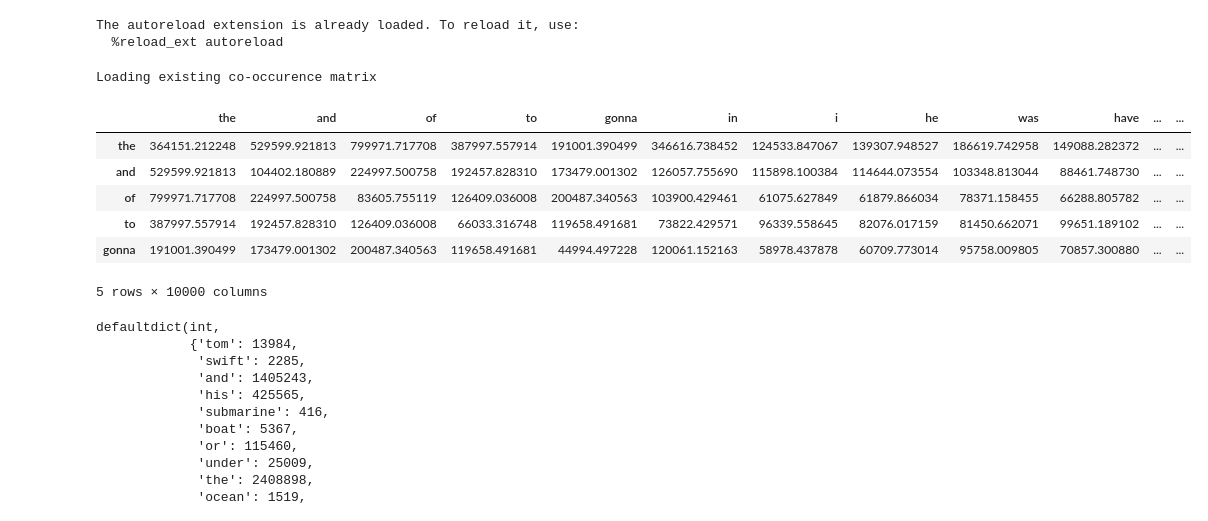
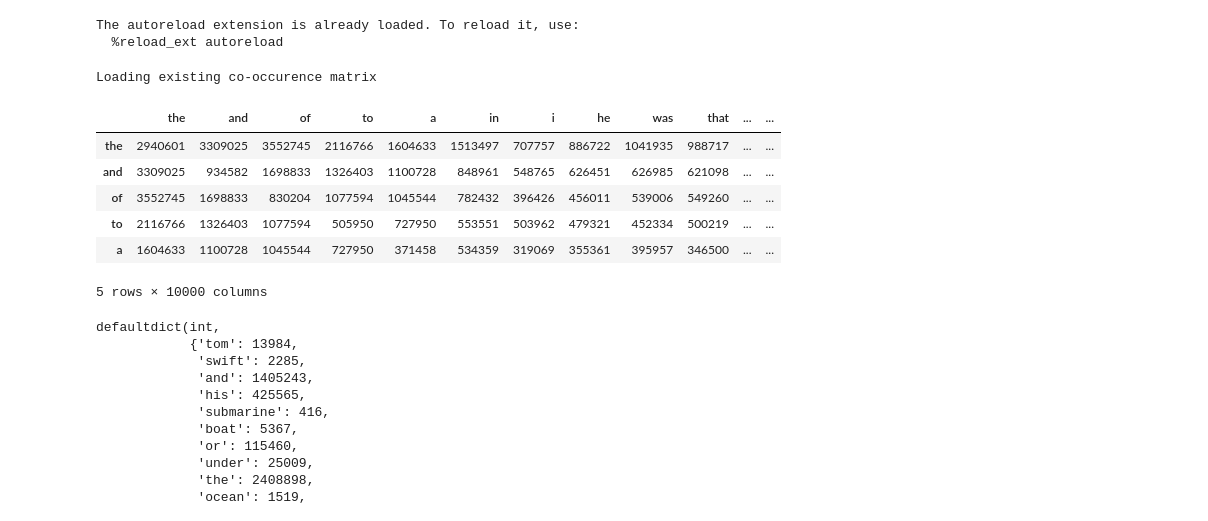
Before and after one commit to tyler-romero/sentence-completion, a Jupyter notebook: code/MSR_ppmi_model.ipynb, the cells around one changed output. Drawn from its saved outputs; the diff is of its cells as text; code cells hidden in the pictures.

```diff
--- a/code/MSR_ppmi_model.ipynb
+++ b/code/MSR_ppmi_model.ipynb
@@ -20,17 +20,17 @@ The autoreload extension is already loaded. To reload it, use:
 msr = data_loading.MSR()
 dev = msr.dev()
 # %%
-gutenberg = msr.train_word_word_cooccurence(window=20, vocab_size=10000, decay=True, load=True)
-# gutenberg = msr.train_word_context_cooccurence(vocab_size=10000, load=True)
+# gutenberg = msr.train_word_word_cooccurence(window=20, vocab_size=10000, decay=True, load=True)
+gutenberg = msr.train_word_context_cooccurence(vocab_size=10000, load=True)
 gutenberg.head()
 # %% [output]
 Loading existing co-occurence matrix
-|  | the | and | of | to | gonna | in | i | he | was | have | ... | ... |
-| the | 364151.212248 | 529599.921813 | 799971.717708 | 387997.557914 | 191001.390499 | 346616.738452 | 124533.847067 | 139307.948527 | 186619.742958 | 149088.282372 | ... | ... |
-| and | 529599.921813 | 104402.180889 | 224997.500758 | 192457.828310 | 173479.001302 | 126057.755690 | 115898.100384 | 114644.073554 | 103348.813044 | 88461.748730 | ... | ... |
-| of | 799971.717708 | 224997.500758 | 83605.755119 | 126409.036008 | 200487.340563 | 103900.429461 | 61075.627849 | 61879.866034 | 78371.158455 | 66288.805782 | ... | ... |
-| to | 387997.557914 | 192457.828310 | 126409.036008 | 66033.316748 | 119658.491681 | 73822.429571 | 96339.558645 | 82076.017159 | 81450.662071 | 99651.189102 | ... | ... |
-| gonna | 191001.390499 | 173479.001302 | 200487.340563 | 119658.491681 | 44994.497228 | 120061.152163 | 58978.437878 | 60709.773014 | 95758.009805 | 70857.300880 | ... | ... |
+|  | the | and | of | to | a | in | i | he | was | that | ... | ... |
+| the | 2940601 | 3309025 | 3552745 | 2116766 | 1604633 | 1513497 | 707757 | 886722 | 1041935 | 988717 | ... | ... |
+| and | 3309025 | 934582 | 1698833 | 1326403 | 1100728 | 848961 | 548765 | 626451 | 626985 | 621098 | ... | ... |
+| of | 3552745 | 1698833 | 830204 | 1077594 | 1045544 | 782432 | 396426 | 456011 | 539006 | 549260 | ... | ... |
+| to | 2116766 | 1326403 | 1077594 | 505950 | 727950 | 553551 | 503962 | 479321 | 452334 | 500219 | ... | ... |
+| a | 1604633 | 1100728 | 1045544 | 727950 | 371458 | 534359 | 319069 | 355361 | 395957 | 346500 | ... | ... |
 5 rows × 10000 columns
 # %%
 word_counts = msr.word_count()
```
Also changed, not shown: parts of 5 cells of this notebook, 1 other file.
